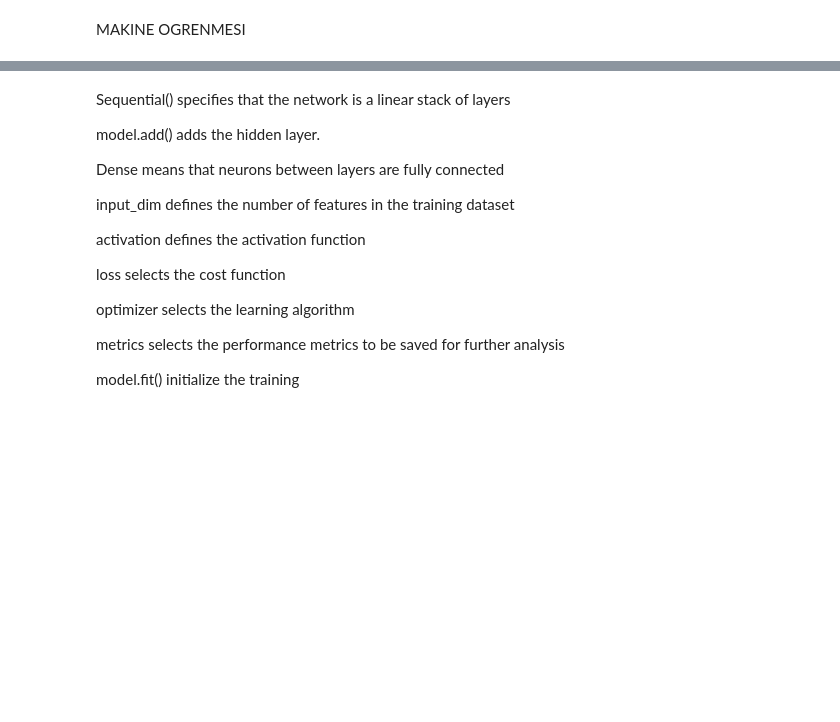
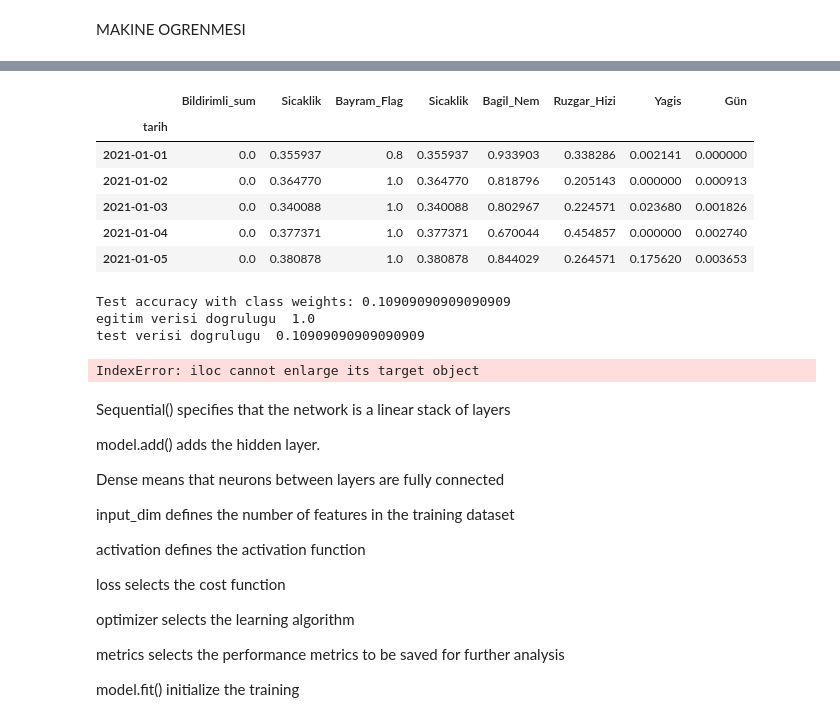
Before and after one commit to okkesd/Gdz-Elektrik-Datathon, a Jupyter notebook: main.ipynb, the cells around one changed output, grey strips where cells are left out. Drawn from its saved outputs; the diff is of its cells as text; code cells hidden in the pictures; blank space fills up the shorter version.

```diff
--- a/main.ipynb
+++ b/main.ipynb
@@ -506,14 +575,20 @@ test = pd.read_csv("./test.csv", low_memory=False)
 MAKINE OGRENMESI
 # %%
 #merged_all[]
-df = merged_all['izmir-konak'] #ml icin hazir csv dosyasi
-df_test = test #test csv birlestirilmis hazir dosyasi
-features = ['bildirimli_sum','sicaklik vs'] #kalan ozellikler de yazilmali
-output_var = df['bildirimsiz_sum']
-target = 'bildirimsiz_sum'
+# all_in_one
+df = merged_all['izmir-konak']
+df_test = dict_test_merged["izmir-konak"]
+features = ['Bildirimli_sum','Sicaklik','Bayram_Flag','Sicaklik','Bagil_Nem','Ruzgar_Hizi','Yagis']
+features_gun = ['Bildirimli_sum','Sicaklik','Bayram_Flag','Sicaklik','Bagil_Nem','Ruzgar_Hizi','Yagis','Gün']
+features_output = ['Bildirimli_sum','Bildirimsiz_sum','Sicaklik','Bayram_Flag','Sicaklik','Bagil_Nem','Ruzgar_Hizi','Yagis']
+output_var = df['Bildirimsiz_sum']
+target = 'Bildirimsiz_sum'
 ilceler = []
 
 dict = {}
 for label, group in train.groupby("ilce"):
     dict[label] = group
 ilceler = list(dict.keys())
+
+print(df)
+print(ilceler)
@@ -520,27 +613,32 @@ ilceler = list(dict.keys())
 # %%
-# ilcelerin numerizasyonu -------- NEW olmasa da direkt sayilar olsa daha iyi olabilir
-columns_tonumerate = ['ilce','BAYRAM_FLAG','vs vs.']
+# ilcelerin numerizasyonu
+columns_tonumerate = ['Bayram_Flag']
 for column in columns_tonumerate:
     encoder = LabelEncoder()
-    encode = encoder.fit_transform(df[column])
-    df[column + '_NEW'] = encode #buraya _NEW eklemeli miyim tekrar bakmak gerek
-    df.drop(columns=[column], inplace=True)
+    df[column] = encoder.fit_transform(df[column])
 
-# csv dosyasi numerizasyon - sadece numarizasyon degil ayni zamanda weather ile birlestirme de yapilmali!!
+# test csv dosyasi numerizasyon
 for column in columns_tonumerate:
     encoder = LabelEncoder()
-    encode = encoder.fit_transform(df_test[column])
-    df_test[column + '_NEW'] = encode
-    df_test.drop(columns=[column], inplace=True)
+    df_test[column] = encoder.fit_transform(df_test[column])
 
-#Scaling
+# indexi gun yapmak gerek!!!!!
+# gunu scale etmemek gerek!!!
+
+# #Scaling
 scaler = MinMaxScaler()
 feature_transform = scaler.fit_transform(df[features])
 feature_transform = pd.DataFrame(columns=features, data=feature_transform, index=df.index)
-feature_transform.head()
-
-
-# test.csv numerizasyonu da gerekiyor ayni sekilde
+feature_transform_gun = scaler.fit_transform(df[features_gun])
+feature_transform_gun = pd.DataFrame(columns=features_gun, data=feature_transform_gun, index=df.index)
+# %% [output]
+|  | Bildirimli_sum | Sicaklik | Bayram_Flag | Sicaklik | Bagil_Nem | Ruzgar_Hizi | Yagis | Gün |
+| tarih |  |  |  |  |  |  |  |  |
+| 2021-01-01 | 0.0 | 0.355937 | 0.8 | 0.355937 | 0.933903 | 0.338286 | 0.002141 | 0.000000 |
+| 2021-01-02 | 0.0 | 0.364770 | 1.0 | 0.364770 | 0.818796 | 0.205143 | 0.000000 | 0.000913 |
+| 2021-01-03 | 0.0 | 0.340088 | 1.0 | 0.340088 | 0.802967 | 0.224571 | 0.023680 | 0.001826 |
+| 2021-01-04 | 0.0 | 0.377371 | 1.0 | 0.377371 | 0.670044 | 0.454857 | 0.000000 | 0.002740 |
+| 2021-01-05 | 0.0 | 0.380878 | 1.0 | 0.380878 | 0.844029 | 0.264571 | 0.175620 | 0.003653 |
 # %%
 # x-y test-train elde edimi
 x = df[features]
@@ -587,11 +685,11 @@ plt.show()
 # %%
 # KNN
 
-X = df[features].values()
+X = df[features]
 y = df[target]
 X_train, X_test, y_train, y_test = train_test_split(X,y,test_size=0.2, random_state=53, shuffle=True)
 
-k=17
+k=8
 neigh = KNeighborsClassifier(n_neighbors=k, weights='distance')
 neigh.fit(X_train, y_train)
 
@@ -603,10 +701,10 @@ print("Test accuracy with class weights:", test_accuracy)
 print("egitim verisi dogrulugu ", metrics.accuracy_score(y_train,neigh.predict(X_train)))
 print("test verisi dogrulugu ", metrics.accuracy_score(y_test,y_hat))
 
-# test tahmin
-y_hat = neigh.predict(isteburayatestdosyasi)
-submission = pd.read_csv("sample_submission.csv", low_memory=False)
-submission.iloc[:, 1] = y_hat
+# test tahmin --tahmini yazmada sikinti cikiyor tek bir ilceden tahmin yapinca iste
+# y_hat = neigh.predict(df_test[features])
+# submission = pd.read_csv("sample_submission.csv", low_memory=False)
+# submission.iloc[:, 2] = y_hat
 # submission.to_csv("knnsubmission.csv", index=False)
 
 # optimal k degeri
@@ -630,6 +728,11 @@ submission.iloc[:, 1] = y_hat
 # test_accuracy = neigh.score(X_test, y_test)
 # print("Test accuracy with optimal k:", test_accuracy)
 # print("")
+# %% [output]
+Test accuracy with class weights: 0.10909090909090909
+egitim verisi dogrulugu  1.0
+test verisi dogrulugu  0.10909090909090909
+IndexError: iloc cannot enlarge its target object
 # %%
 # NN
 # alinan kaynakta goruntu isleme icin kullaniliyordu bazi uyusmazliklar olabilir
```
Also changed, not shown: parts of 11 cells of this notebook.
